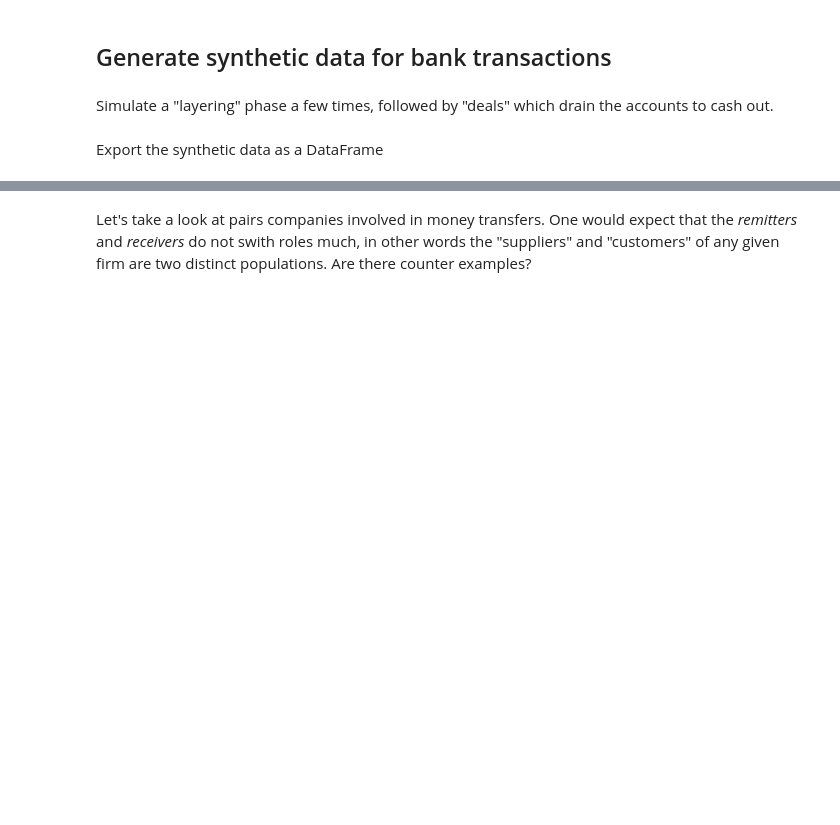
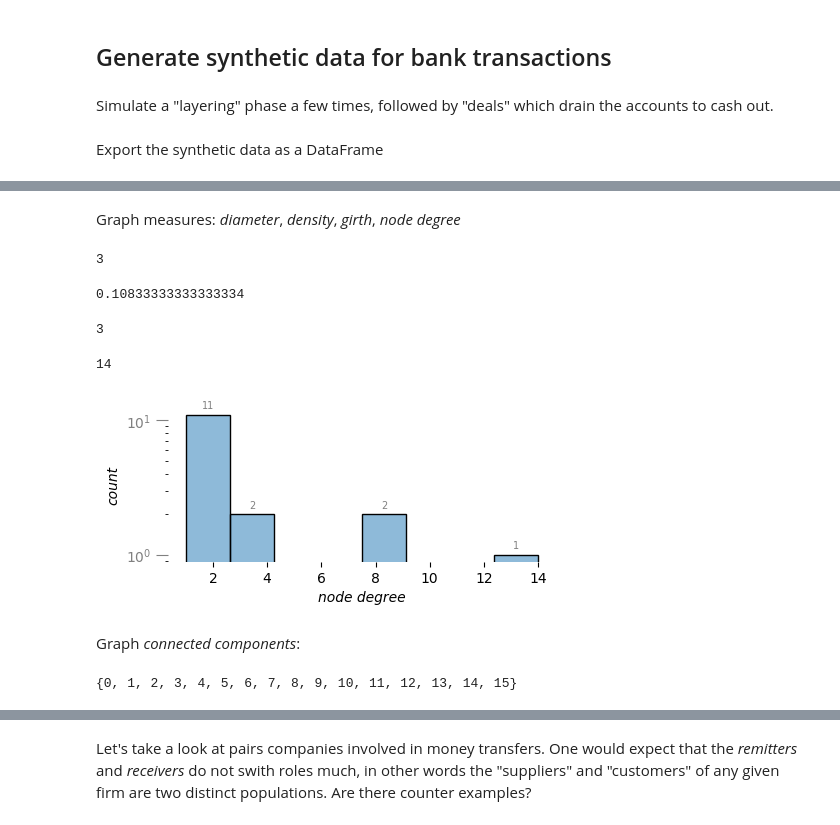
Before and after one commit to kuzudb/entity-resolved-kg-senzing-kuzu, a Jupyter notebook: aml_transact.ipynb, the cells around one changed output, grey strips where cells are left out. Cells and saved outputs as stored; diff of their text form; code cells hidden in the pictures; blank space fills up the shorter version.

```diff
--- a/aml_transact.ipynb
+++ b/aml_transact.ipynb
@@ -167,3 +267,16 @@ for row in df.rows(named = True):
+# %%
+for row in df_summary.rows(named = True):
+    src_id: int = row["src_id"]
+    dst_id: int = row["dst_id"]
+    amount: float = float(row["total_amount"])
+
+    graph.nodes[src_id]["count"] += 1
+    graph.nodes[src_id]["volume"] += amount
+    graph.nodes[src_id]["debits"] += amount
+
+    graph.nodes[dst_id]["count"] += 1
+    graph.nodes[dst_id]["volume"] += amount
+    graph.nodes[dst_id]["credits"] += amount
 # %%
 for node_id, degree in sorted(nx.degree(graph), key = lambda x: x[1], reverse = True):
     graph.nodes[node_id]["degree"] = degree
@@ -169,0 +321,13 @@ for node_id, degree in sorted(nx.degree(graph), key = lambda x: x[1], reverse =
+# %%
+ranks: dict = nx.betweenness_centrality(
+    graph,
+    weight = "volume",
+    normalized = True,
+    endpoints = True,
+)
+
+for node_id, rank in sorted(ranks.items(), key = lambda x: x[1], reverse = True):
+    graph.nodes[node_id]["rank"] = round(rank, 4)
+
+    if rank > 0.0001:
+        print(f"{node_id:3} rank {rank:.4}",  graph.nodes[node_id]["name"])
@@ -169,0 +351,43 @@ for node_id, degree in sorted(nx.degree(graph), key = lambda x: x[1], reverse =
+# %% [markdown]
+Graph measures: _diameter_, _density_, _girth_, _node degree_
+# %%
+nx.diameter(graph.to_undirected())
+# %% [output]
+3
+# %%
+nx.density(graph)
+# %% [output]
+0.10833333333333334
+# %%
+nx.girth(graph.to_undirected())
+# %% [output]
+3
+# %%
+node_degree: typing.List[ int ] = dict(nx.degree(graph)).values()
+max(node_degree)
+# %% [output]
+14
+# %%
+fig, ax = plt.subplots(figsize = (5, 2))
+plt.rcParams["font.family"] = "sans-serif"
+
+y = sns.histplot(node_degree)
+y.tick_params(axis = "y", size = 9, colors = "gray")
+y.bar_label(y.containers[0], padding = 3, color = "gray", fontsize = 7)
+
+plt.xlabel("node degree", size = 10, fontstyle = "italic")
+plt.ylabel("count", size = 10, fontstyle = "italic")
+
+sns.despine(bottom = True, left = True)
+plt.yscale("log")
+
+plt.legend([], [], frameon = False);
+# %% [output]
+[figure, added]
+# %% [markdown]
+Graph _connected components_:
+# %%
+for clique in nx.connected_components(graph.to_undirected()):
+    print(clique)
+# %% [output]
+{0, 1, 2, 3, 4, 5, 6, 7, 8, 9, 10, 11, 12, 13, 14, 15}
```
Also changed, not shown: parts of 56 cells of this notebook, 4 other files.
